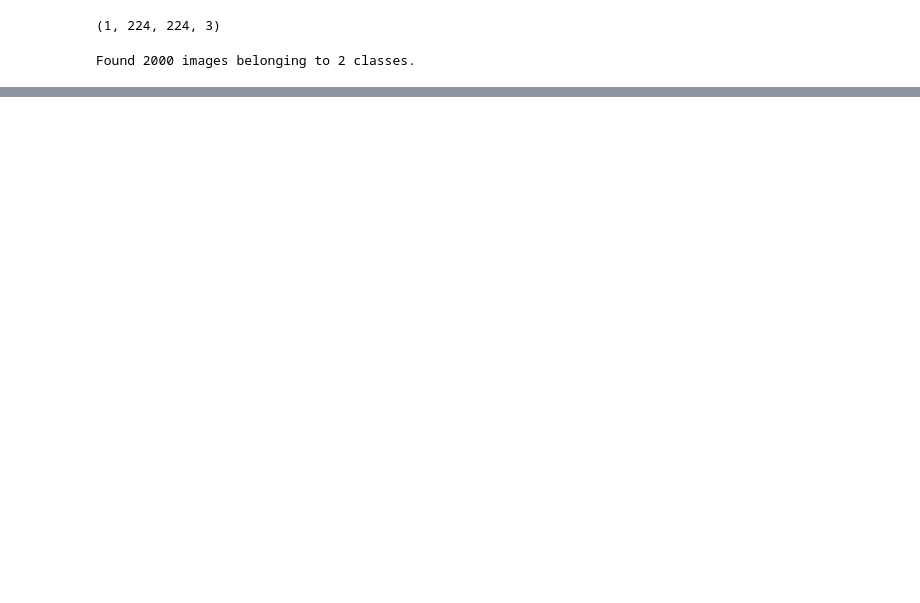
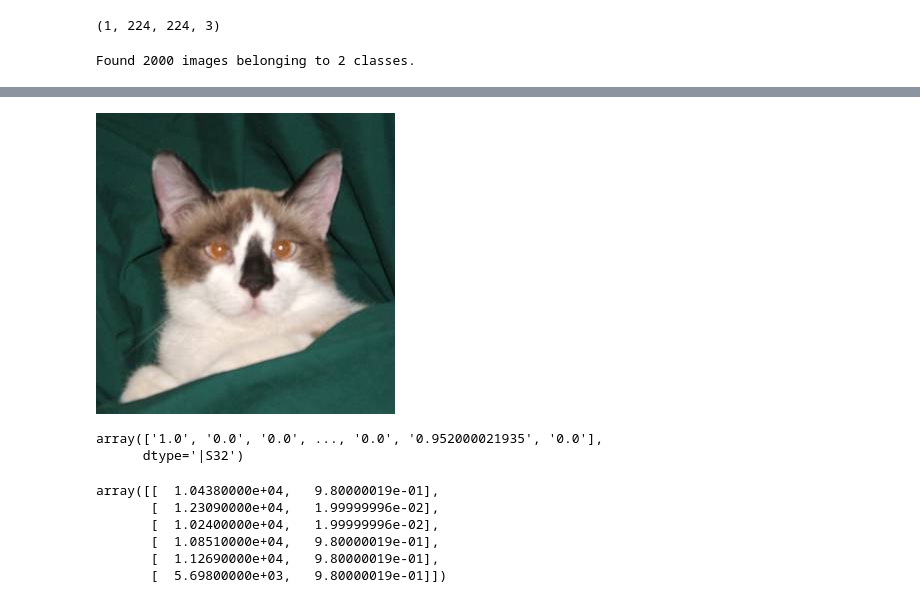
Before and after one commit to karijdempsey/learningWithKaggle, a Jupyter notebook: 1.0-kd-resnet_catsdogs.ipynb, the cells around one changed output, grey strips where cells are left out. Drawn from its saved outputs; the diff is of its cells as text; code cells hidden in the pictures; blank space fills up the shorter version.

```diff
--- a/1.0-kd-resnet_catsdogs.ipynb
+++ b/1.0-kd-resnet_catsdogs.ipynb
@@ -202,0 +221,11 @@ print(all_preds)
+# %%
+img_path = '/home/ubuntu/data/dogscats/test/unknown/12445.jpg'
+# dog, cat, cat, dog, dog, dog, dog
+Image(filename=img_path)
+# %% [output]
+[figure, added]
+# %%
+all_preds[:,1]
+# %% [output]
+array(['1.0', '0.0', '0.0', ..., '0.0', '0.952000021935', '0.0'],
+      dtype='|S32')
@@ -202,0 +252,10 @@ print(all_preds)
+# %%
+subm = np.stack([ids,isdog], axis=1)
+subm[:6]
+# %% [output]
+array([[  1.04380000e+04,   9.80000019e-01],
+       [  1.23090000e+04,   1.99999996e-02],
+       [  1.02400000e+04,   1.99999996e-02],
+       [  1.08510000e+04,   9.80000019e-01],
+       [  1.12690000e+04,   9.80000019e-01],
+       [  5.69800000e+03,   9.80000019e-01]])
```
Also changed, not shown: parts of 18 cells of this notebook.
